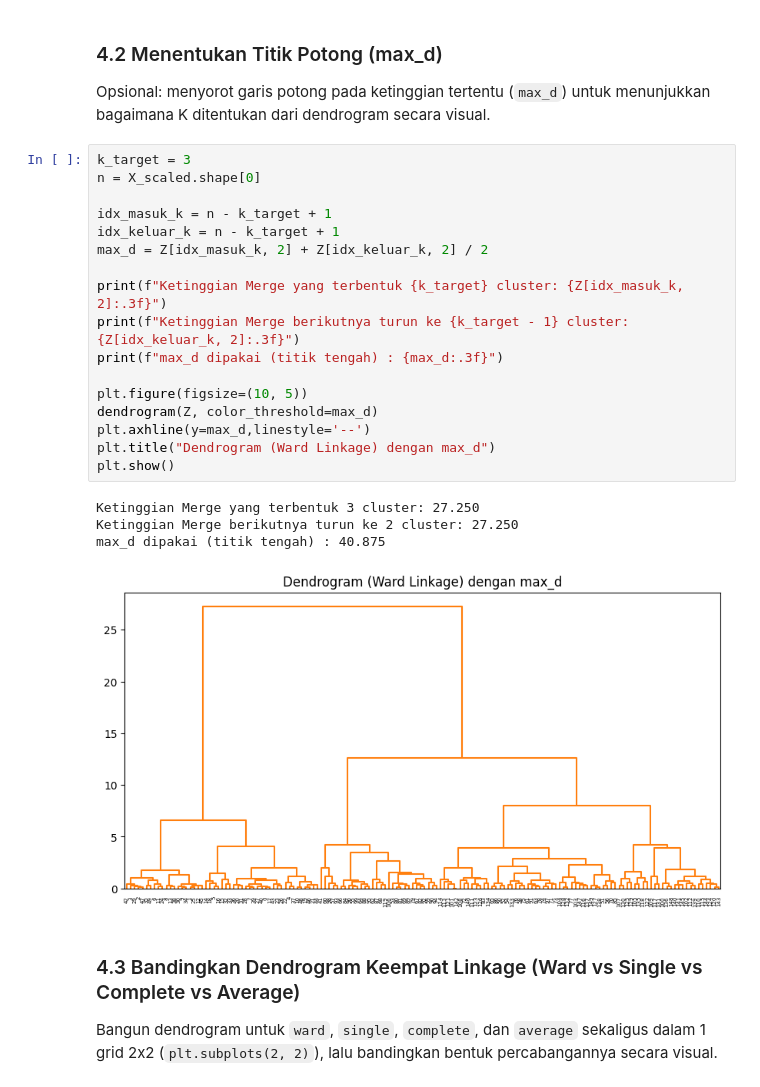
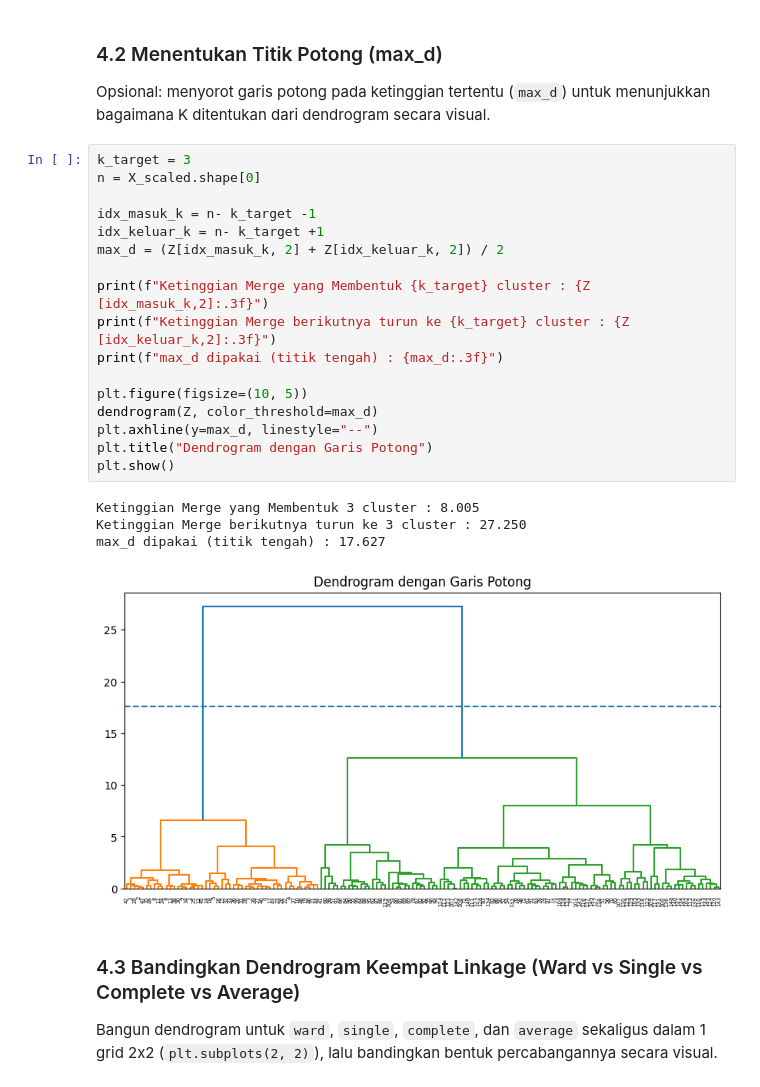
Before and after one commit to Renobelajar/prak-datascience-5, a Jupyter notebook: Template_5_Clustering-Hierarchical.ipynb, the cells around one changed output. Drawn from its saved outputs; the diff is of its cells as text.

```diff
--- a/Template_5_Clustering-Hierarchical.ipynb
+++ b/Template_5_Clustering-Hierarchical.ipynb
@@ -129,25 +129,25 @@ Opsional: menyorot garis potong pada ketinggian tertentu (`max_d`) untuk menunju
 # %%
 k_target = 3
 n = X_scaled.shape[0]
 
-idx_masuk_k = n - k_target + 1
-idx_keluar_k = n - k_target + 1
-max_d = Z[idx_masuk_k, 2] + Z[idx_keluar_k, 2] / 2
+idx_masuk_k = n- k_target -1
+idx_keluar_k = n- k_target +1
+max_d = (Z[idx_masuk_k, 2] + Z[idx_keluar_k, 2]) / 2
 
-print(f"Ketinggian Merge yang terbentuk {k_target} cluster: {Z[idx_masuk_k, 2]:.3f}")
-print(f"Ketinggian Merge berikutnya turun ke {k_target - 1} cluster: {Z[idx_keluar_k, 2]:.3f}")
+print(f"Ketinggian Merge yang Membentuk {k_target} cluster : {Z [idx_masuk_k,2]:.3f}")
+print(f"Ketinggian Merge berikutnya turun ke {k_target} cluster : {Z [idx_keluar_k,2]:.3f}")
 print(f"max_d dipakai (titik tengah) : {max_d:.3f}")
 
 plt.figure(figsize=(10, 5))
 dendrogram(Z, color_threshold=max_d)
-plt.axhline(y=max_d,linestyle='--')
-plt.title("Dendrogram (Ward Linkage) dengan max_d")
+plt.axhline(y=max_d, linestyle="--")
+plt.title("Dendrogram dengan Garis Potong")
 plt.show()
 # %% [output]
-Ketinggian Merge yang terbentuk 3 cluster: 27.250
-Ketinggian Merge berikutnya turun ke 2 cluster: 27.250
-max_d dipakai (titik tengah) : 40.875
+Ketinggian Merge yang Membentuk 3 cluster : 8.005
+Ketinggian Merge berikutnya turun ke 3 cluster : 27.250
+max_d dipakai (titik tengah) : 17.627
-[figure, old version]
+[figure, new version]
 # %% [markdown]
 ### 4.3 Bandingkan Dendrogram Keempat Linkage (Ward vs Single vs Complete vs Average)
 
```
